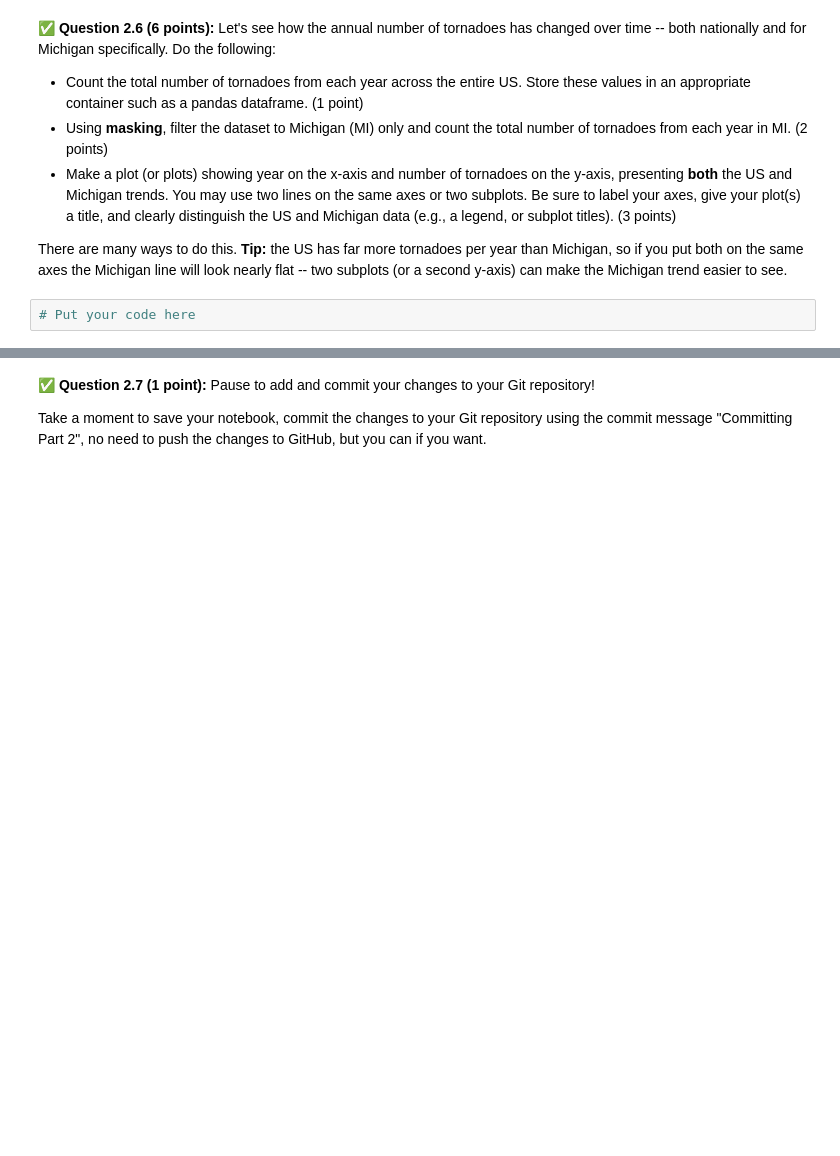
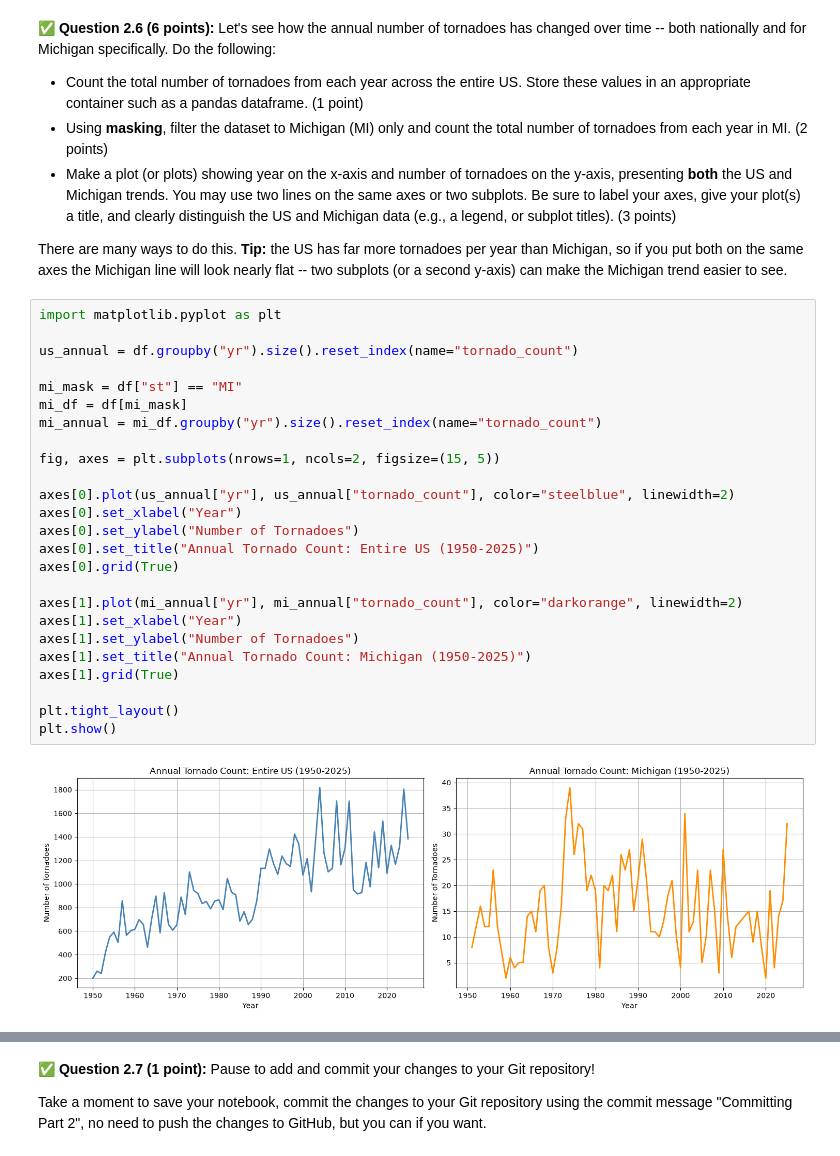
Before and after one commit to ykalani/CMSE202-f26-turnin, a Jupyter notebook: hw-01/HW01-GitPandasPackagesClasses-STUDENT.ipynb, the cells around one changed output, grey strips where cells are left out. Saved outputs shown, nothing was run; the diff lists cells and outputs as text; blank space fills up the shorter version.

```diff
--- a/hw-01/HW01-GitPandasPackagesClasses-STUDENT.ipynb
+++ b/hw-01/HW01-GitPandasPackagesClasses-STUDENT.ipynb
@@ -301,8 +360,33 @@ There are many ways to do this.  For example, you could use masking and loops.
 * Make a plot (or plots) showing year on the x-axis and number of tornadoes on the y-axis, presenting **both** the US and Michigan trends. You may use two lines on the same axes or two subplots. Be sure to label your axes, give your plot(s) a title, and clearly distinguish the US and Michigan data (e.g., a legend, or subplot titles). (3 points)
 
 There are many ways to do this. **Tip:** the US has far more tornadoes per year than Michigan, so if you put both on the same axes the Michigan line will look nearly flat -- two subplots (or a second y-axis) can make the Michigan trend easier to see.
-# %%
-# Put your code here
+# %%
+import matplotlib.pyplot as plt
+
+us_annual = df.groupby("yr").size().reset_index(name="tornado_count")
+
+mi_mask = df["st"] == "MI"
+mi_df = df[mi_mask]
+mi_annual = mi_df.groupby("yr").size().reset_index(name="tornado_count")
+
+fig, axes = plt.subplots(nrows=1, ncols=2, figsize=(15, 5))
+
+axes[0].plot(us_annual["yr"], us_annual["tornado_count"], color="steelblue", linewidth=2)
+axes[0].set_xlabel("Year")
+axes[0].set_ylabel("Number of Tornadoes")
+axes[0].set_title("Annual Tornado Count: Entire US (1950-2025)")
+axes[0].grid(True)
+
+axes[1].plot(mi_annual["yr"], mi_annual["tornado_count"], color="darkorange", linewidth=2)
+axes[1].set_xlabel("Year")
+axes[1].set_ylabel("Number of Tornadoes")
+axes[1].set_title("Annual Tornado Count: Michigan (1950-2025)")
+axes[1].grid(True)
+
+plt.tight_layout()
+plt.show()
+# %% [output]
+[figure, added]
 # %% [markdown]
 <!-- END QUESTION -->
 <!-- DO NOT MODIFY OR DELETE THIS CELL. Make sure your solution to the question above is in the cell(s) above this one. -->
```
Also changed, not shown: parts of 21 cells of this notebook, 2 other files.
